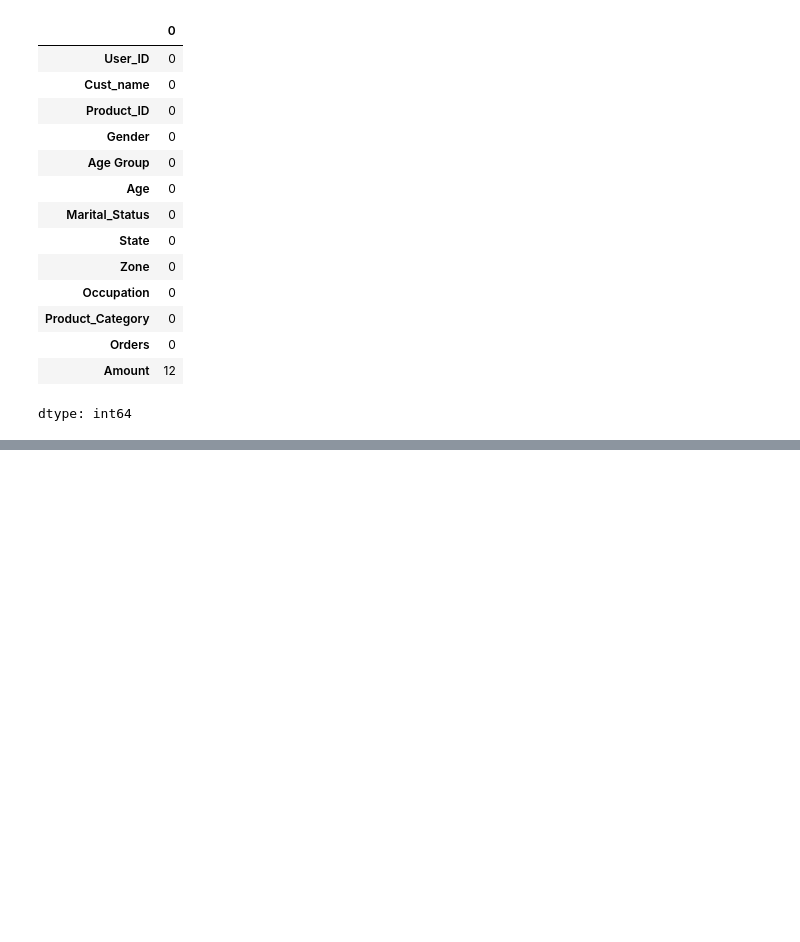
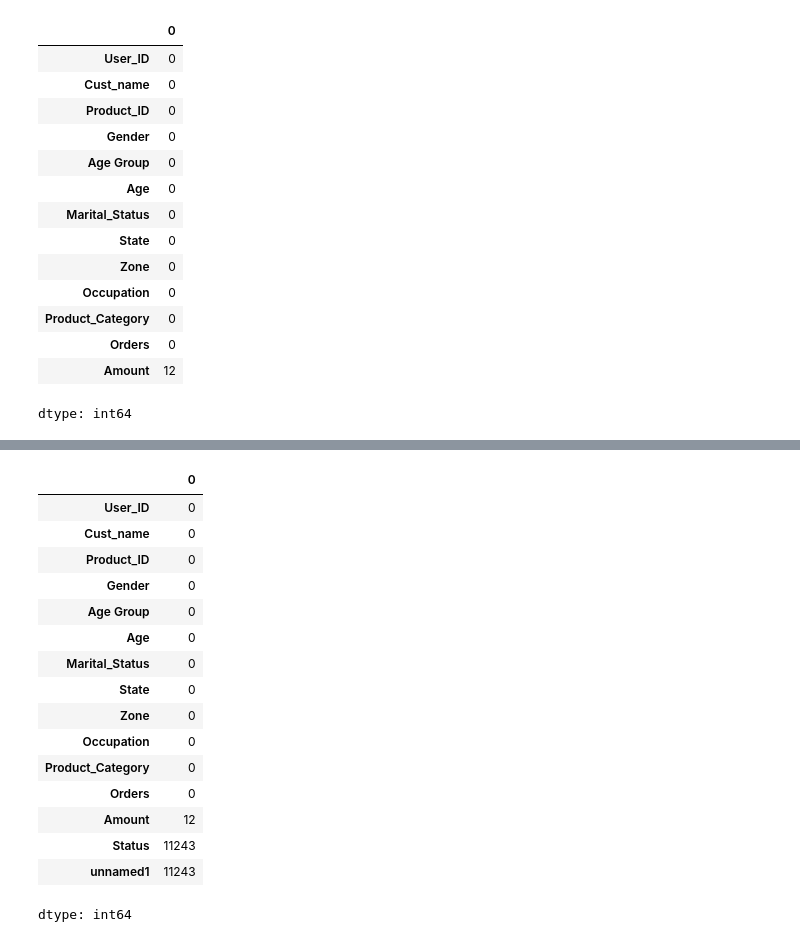
Before and after one commit to priyanz79/docs, a Jupyter notebook: chapter_appendix-tools-for-deep-learning/jupyter.ipynb, the cells around one changed output, grey strips where cells are left out. Saved outputs shown, nothing was run; the diff lists cells and outputs as text; code cells hidden in the pictures; blank space fills up the shorter version.

```diff
--- a/chapter_appendix-tools-for-deep-learning/jupyter.ipynb
+++ b/chapter_appendix-tools-for-deep-learning/jupyter.ipynb
@@ -146,0 +165,20 @@ df.shape
+# %%
+df.isnull().sum()
+# %% [output]
+|  | 0 |
+| User_ID | 0 |
+| Cust_name | 0 |
+| Product_ID | 0 |
+| Gender | 0 |
+| Age Group | 0 |
+| Age | 0 |
+| Marital_Status | 0 |
+| State | 0 |
+| Zone | 0 |
+| Occupation | 0 |
+| Product_Category | 0 |
+| Orders | 0 |
+| Amount | 12 |
+| Status | 11243 |
+| unnamed1 | 11243 |
+dtype: int64
```
Also changed, not shown: parts of 4 cells of this notebook.
